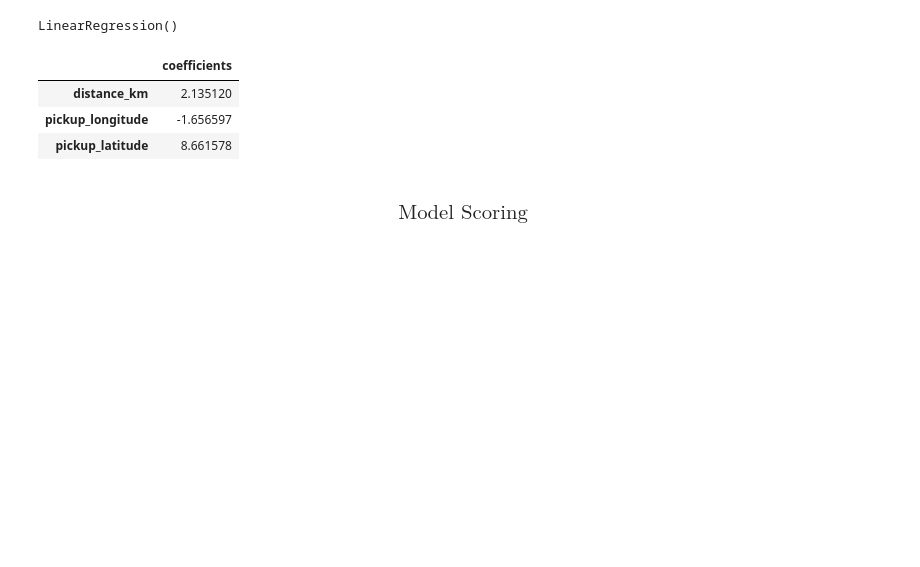
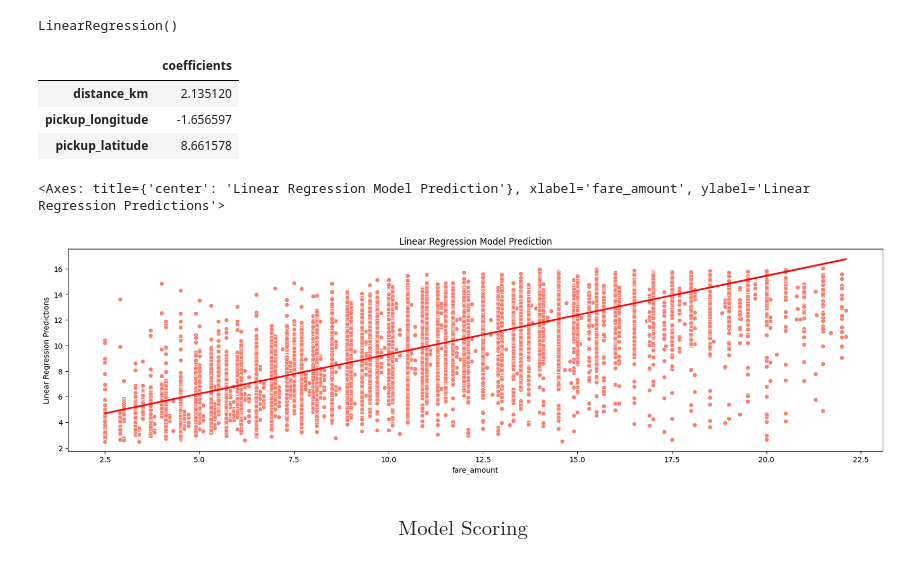
Before and after one commit to SafoanMiah/uber_models, a Jupyter notebook: notebooks/model_training.ipynb, the cells around one changed output. Drawn from its saved outputs; the diff is of its cells as text; code cells hidden in the pictures; blank space fills up the shorter version.

Commit message:
LR model plotly graph fix

```diff
--- a/notebooks/model_training.ipynb
+++ b/notebooks/model_training.ipynb
@@ -129,3 +122,14 @@ px.scatter(x=y_test, y=linear_pred,
+# %%
+plt.figure(figsize=(20,5))
+sns.scatterplot(x=y_test, y=linear_pred, color='salmon')
+
+plt.ylabel('Linear Regression Predictions')
+plt.title('Linear Regression Model Prediction')
+
+sns.regplot(x=y_test, y=linear_pred, scatter=False, color='red')
+# %% [output]
+<Axes: title={'center': 'Linear Regression Model Prediction'}, xlabel='fare_amount', ylabel='Linear Regression Predictions'>
+[figure, added]
 # %% [markdown]
 ### **$$\text{Model Scoring}$$**
 # %%
```
Also changed, not shown: parts of 1 cell of this notebook.
